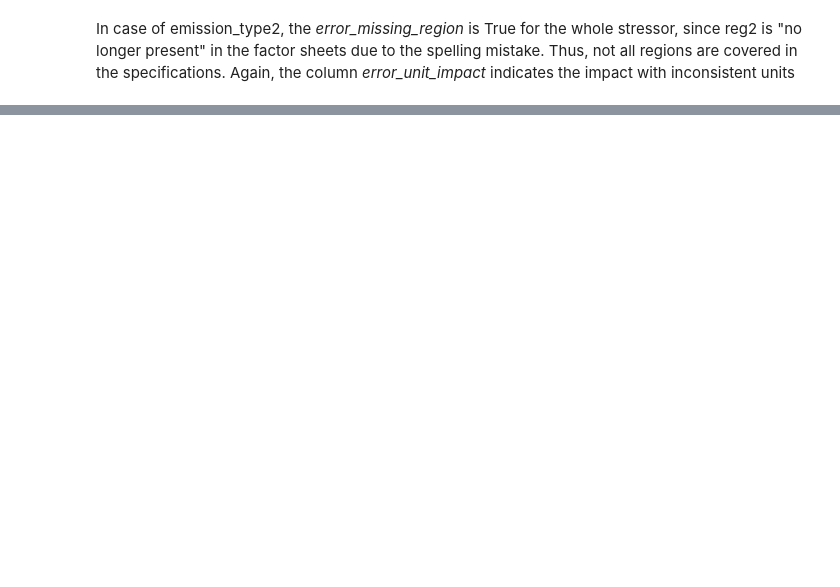
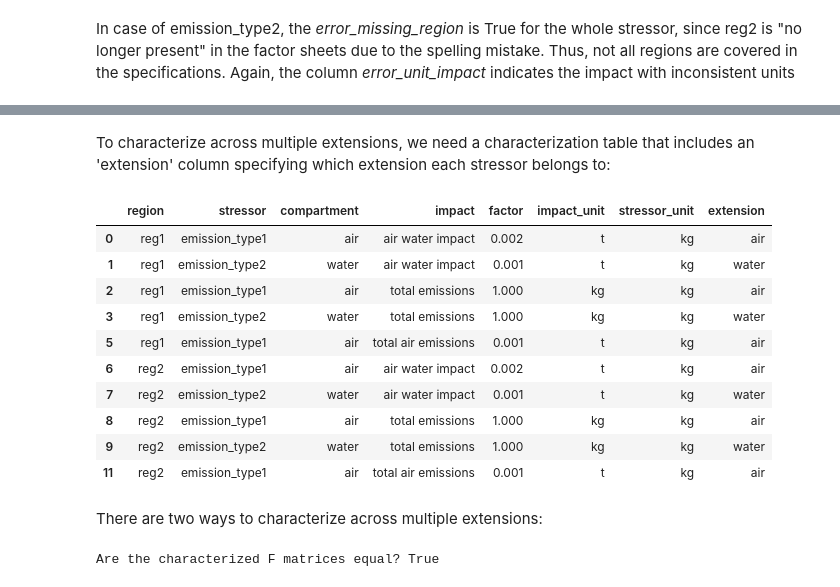
Before and after one commit to IndEcol/pymrio, a Jupyter notebook: doc/source/notebooks/stressor_characterization.ipynb, the cells around one changed output, grey strips where cells are left out. Drawn from its saved outputs; the diff is of its cells as text; code cells hidden in the pictures; blank space fills up the shorter version.

```diff
--- a/doc/source/notebooks/stressor_characterization.ipynb
+++ b/doc/source/notebooks/stressor_characterization.ipynb
@@ -387,0 +428,13 @@ As always, more information can be found in the docstrings of the methods.
+# %% [markdown]
+To characterize across multiple extensions, we need a characterization table that includes
+an 'extension' column specifying which extension each stressor belongs to:
+# %%
+# Start with our regional characterization table
+factors_reg_spec = pd.read_csv(
+    (PYMRIO_PATH["test_mrio"] / Path("concordance") / "emissions_charact_reg_spec.tsv"),
+    sep="\t",
+)
+# %%
+# Create a copy and add an extension column based on compartment
+factors_reg_ext = factors_reg_spec.copy()
+factors_reg_ext.loc[:, "extension"] = factors_reg_ext.loc[:, "compartment"]
@@ -387,0 +444,17 @@ As always, more information can be found in the docstrings of the methods.
+# %%
+# Examine our multi-extension characterization table:
+factors_reg_ext.head(10)
+# %% [output]
+|  | region | stressor | compartment | impact | factor | impact_unit | stressor_unit | extension |
+| 0 | reg1 | emission_type1 | air | air water impact | 0.002 | t | kg | air |
+| 1 | reg1 | emission_type2 | water | air water impact | 0.001 | t | kg | water |
+| 2 | reg1 | emission_type1 | air | total emissions | 1.000 | kg | kg | air |
+| 3 | reg1 | emission_type2 | water | total emissions | 1.000 | kg | kg | water |
+| 5 | reg1 | emission_type1 | air | total air emissions | 0.001 | t | kg | air |
+| 6 | reg2 | emission_type1 | air | air water impact | 0.002 | t | kg | air |
+| 7 | reg2 | emission_type2 | water | air water impact | 0.001 | t | kg | water |
+| 8 | reg2 | emission_type1 | air | total emissions | 1.000 | kg | kg | air |
+| 9 | reg2 | emission_type2 | water | total emissions | 1.000 | kg | kg | water |
+| 11 | reg2 | emission_type1 | air | total air emissions | 0.001 | t | kg | air |
+# %% [markdown]
+There are two ways to characterize across multiple extensions:
@@ -387,0 +474,5 @@ As always, more information can be found in the docstrings of the methods.
+# %%
+# Both approaches produce the same result when the same extensions are involved:
+print("Are the characterized F matrices equal?", ex_reg_multi.F.equals(ex_reg_mrio.F))
+# %% [output]
+Are the characterized F matrices equal? True
```
Also changed, not shown: parts of 20 cells of this notebook.
